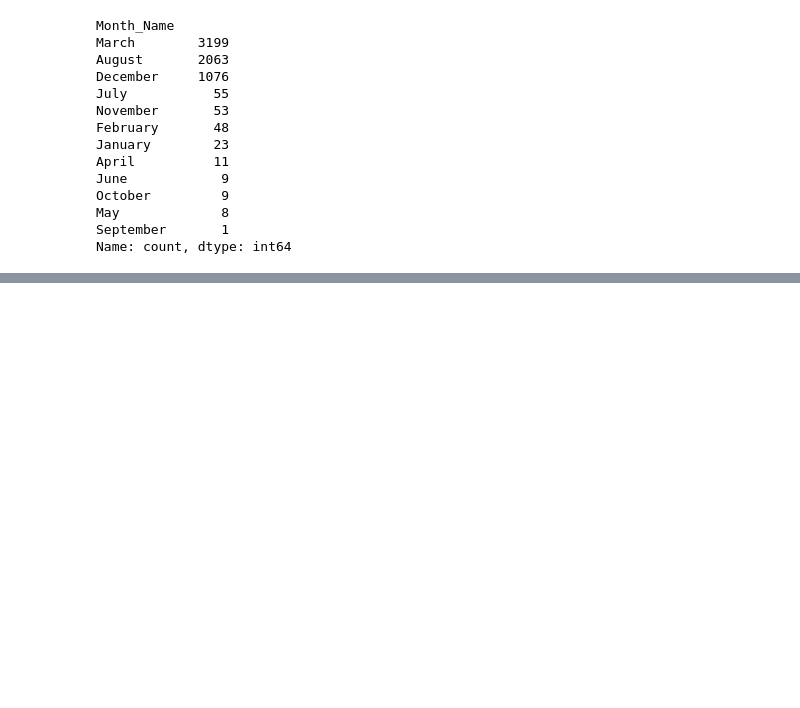
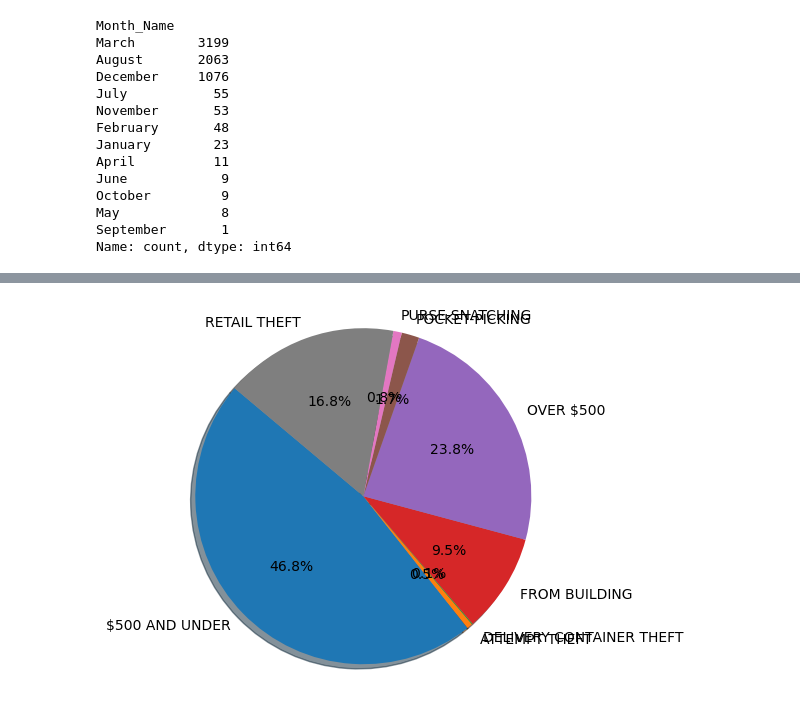
Before and after one commit to msryannhawkins/Project-1-5, a Jupyter notebook: main.ipynb, the cells around one changed output, grey strips where cells are left out. Saved outputs shown, nothing was run; the diff lists cells and outputs as text; code cells hidden in the pictures; blank space fills up the shorter version.

Commit message:
pie chart

```diff
--- a/main.ipynb
+++ b/main.ipynb
@@ -197,0 +324,17 @@ Name: count, dtype: int64
+# %%
+# The colors of each section of the pie chart
+colors = ["green","lightblue","orange","red","purple","pink","yellowgreen","lightskyblue","lightcoral"]
+
+# Labels for the sections of our pie chart
+labels = ["$500 AND UNDER", "ATTEMPT THEFT", "DELIVERY CONTAINER THEFT", "FROM BUILDING", "OVER $500", "POCKET-PICKING", "PURSE-SNATCHING", "RETAIL THEFT"]
+
+# The values of each section of the pie chart
+sizes = [519, 6, 1, 106, 264, 19, 9, 186]
+
+
+plt.pie(sizes, labels=labels,
+        autopct="%1.1f%%", shadow=True, startangle=140)
+plt.axis("equal")
+plt.show()
+# %% [output]
+[figure, added]
```
Also changed, not shown: parts of 18 cells of this notebook.
